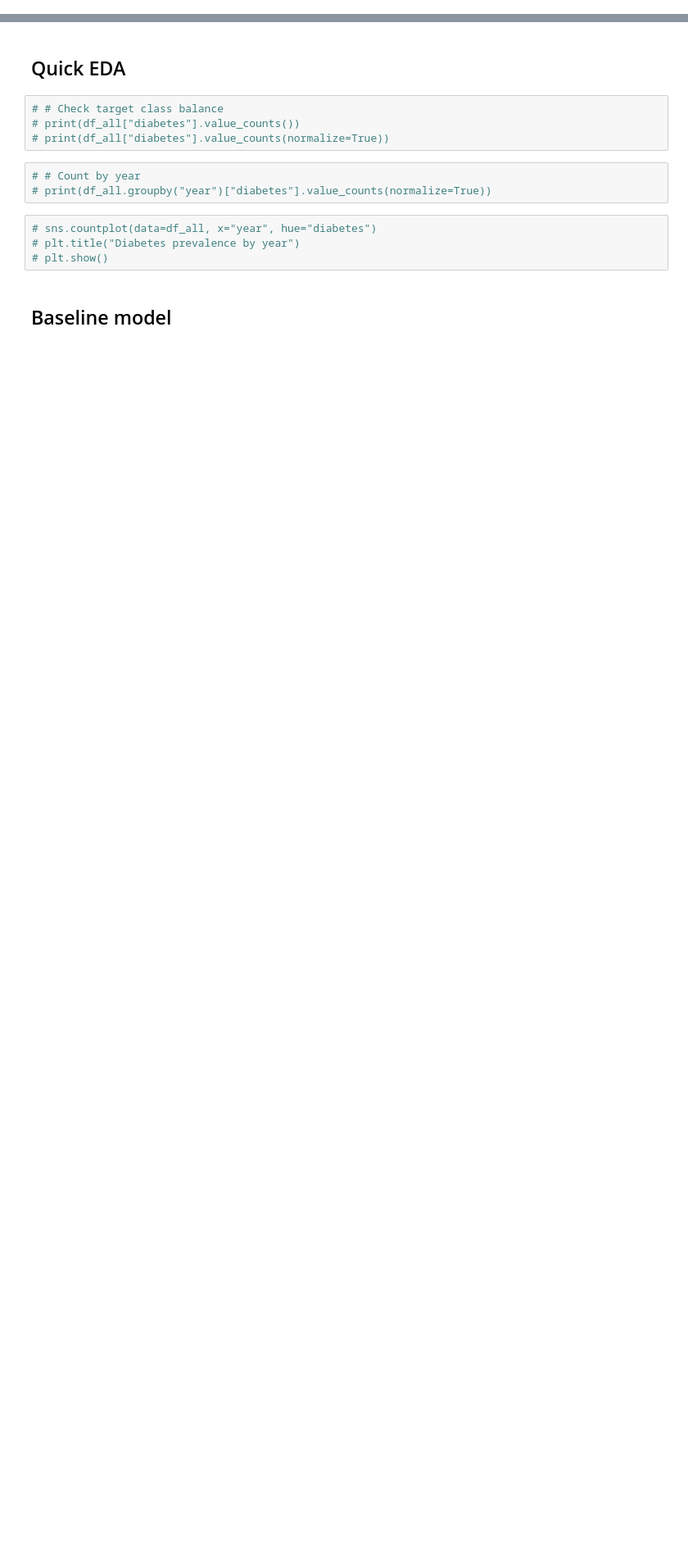
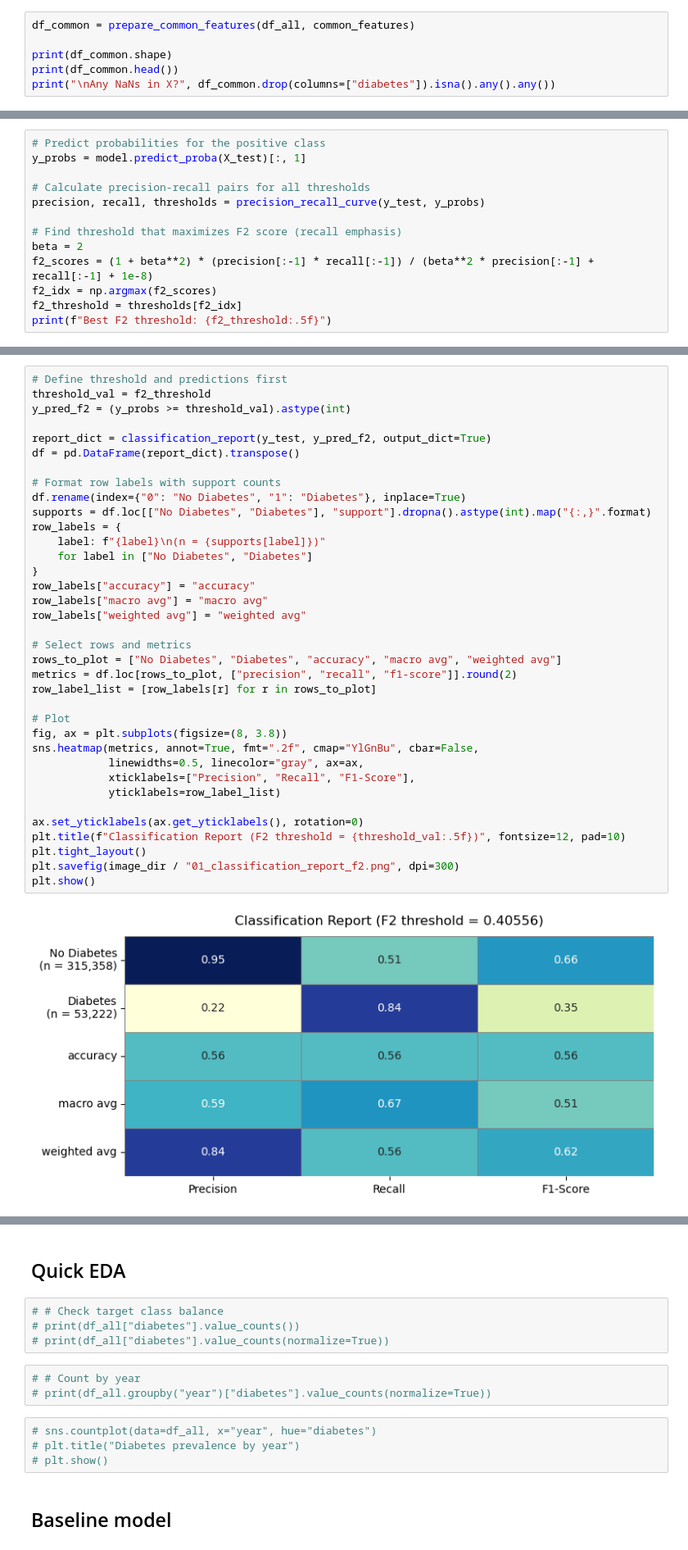
Before and after one commit to shaolinpat/brfss_diabetes_modeling, a Jupyter notebook: notebooks/01_xgboost_2022_2023.ipynb, the cells around one changed output, grey strips where cells are left out. Shown at 82% size. Drawn from its saved outputs; the diff is of its cells as text; blank space fills up the shorter version.

```diff
--- a/notebooks/01_xgboost_2022_2023.ipynb
+++ b/notebooks/01_xgboost_2022_2023.ipynb
@@ -53,0 +79,6 @@ Merged shape: (876384, 12)
+# %%
+df_common = prepare_common_features(df_all, common_features)
+
+print(df_common.shape)
+print(df_common.head())
+print("\nAny NaNs in X?", df_common.drop(columns=["diabetes"]).isna().any().any())
@@ -53,0 +171,13 @@ Merged shape: (876384, 12)
+# %%
+# Predict probabilities for the positive class
+y_probs = model.predict_proba(X_test)[:, 1]
+
+# Calculate precision-recall pairs for all thresholds
+precision, recall, thresholds = precision_recall_curve(y_test, y_probs)
+
+# Find threshold that maximizes F2 score (recall emphasis)
+beta = 2
+f2_scores = (1 + beta**2) * (precision[:-1] * recall[:-1]) / (beta**2 * precision[:-1] + recall[:-1] + 1e-8)
+f2_idx = np.argmax(f2_scores)
+f2_threshold = thresholds[f2_idx]
+print(f"Best F2 threshold: {f2_threshold:.5f}")
@@ -53,0 +186,38 @@ Merged shape: (876384, 12)
+# %%
+# Define threshold and predictions first
+threshold_val = f2_threshold
+y_pred_f2 = (y_probs >= threshold_val).astype(int)
+
+report_dict = classification_report(y_test, y_pred_f2, output_dict=True)
+df = pd.DataFrame(report_dict).transpose()
+
+# Format row labels with support counts
+df.rename(index={"0": "No Diabetes", "1": "Diabetes"}, inplace=True)
+supports = df.loc[["No Diabetes", "Diabetes"], "support"].dropna().astype(int).map("{:,}".format)
+row_labels = {
+    label: f"{label}\n(n = {supports[label]})"
+    for label in ["No Diabetes", "Diabetes"]
+}
+row_labels["accuracy"] = "accuracy"
+row_labels["macro avg"] = "macro avg"
+row_labels["weighted avg"] = "weighted avg"
+
+# Select rows and metrics
+rows_to_plot = ["No Diabetes", "Diabetes", "accuracy", "macro avg", "weighted avg"]
+metrics = df.loc[rows_to_plot, ["precision", "recall", "f1-score"]].round(2)
+row_label_list = [row_labels[r] for r in rows_to_plot]
+
+# Plot
+fig, ax = plt.subplots(figsize=(8, 3.8))
+sns.heatmap(metrics, annot=True, fmt=".2f", cmap="YlGnBu", cbar=False,
+            linewidths=0.5, linecolor="gray", ax=ax,
+            xticklabels=["Precision", "Recall", "F1-Score"],
+            yticklabels=row_label_list)
+
+ax.set_yticklabels(ax.get_yticklabels(), rotation=0)
+plt.title(f"Classification Report (F2 threshold = {threshold_val:.5f})", fontsize=12, pad=10)
+plt.tight_layout()
+plt.savefig(image_dir / "01_classification_report_f2.png", dpi=300)
+plt.show()
+# %% [output]
+[figure, added]
```
Also changed, not shown: parts of 41 cells of this notebook, 21 other files.
